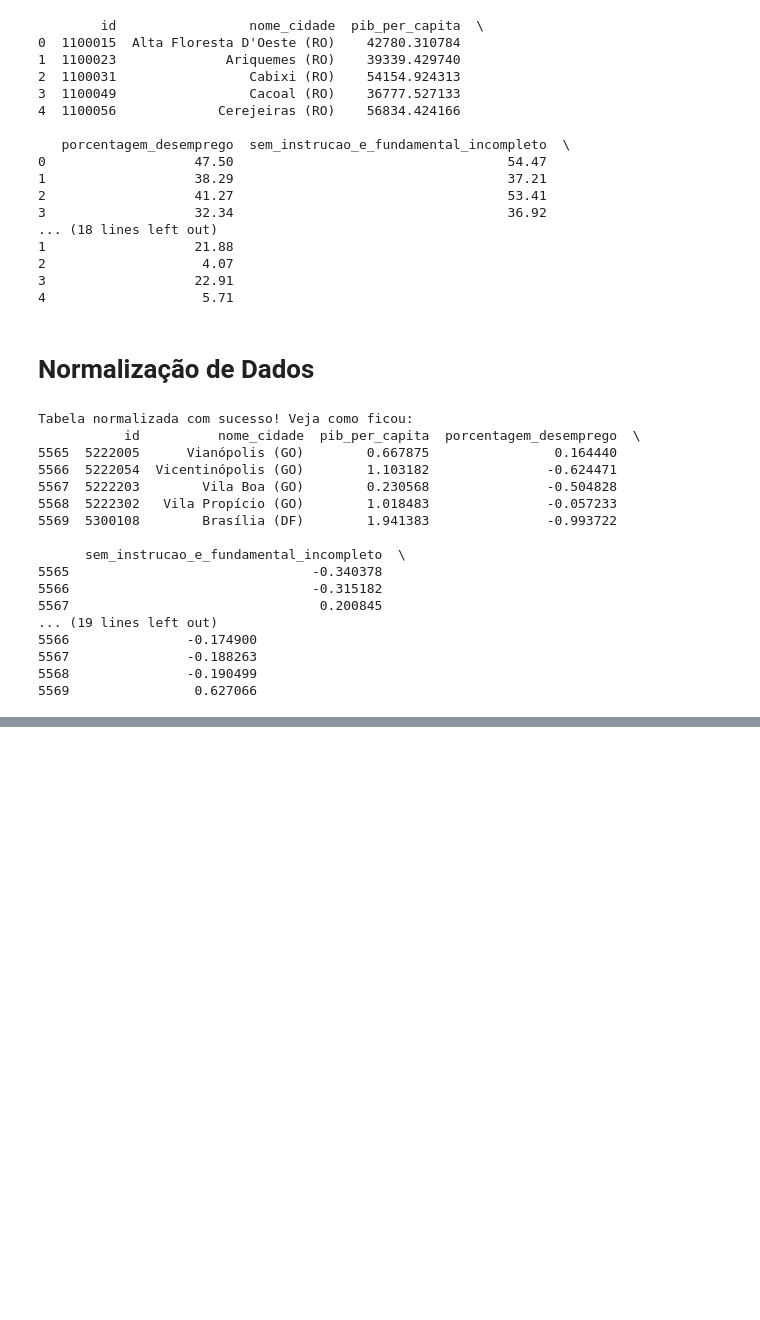
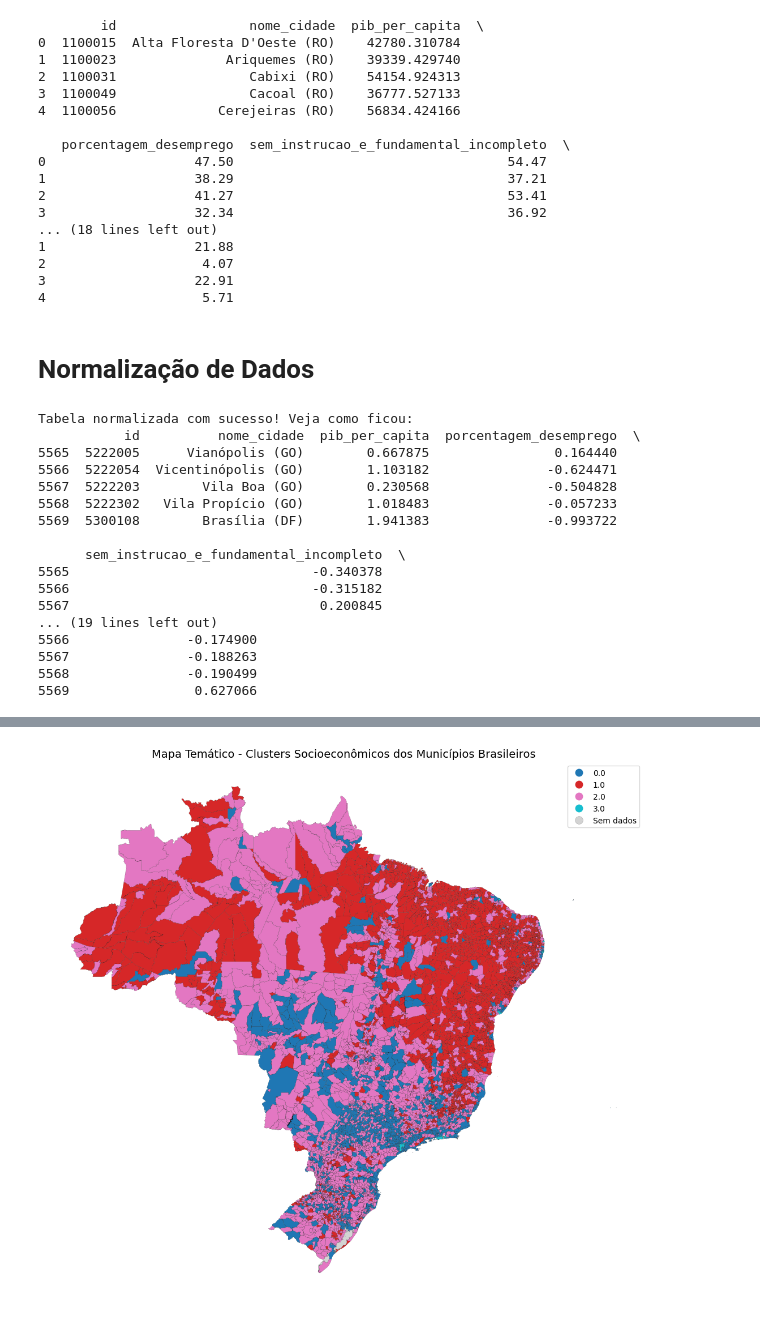
Before and after one commit to Gabr1elFraga/Agrupamento-de-Cidades-por-Indicadores-Socioeconomicos, a Jupyter notebook: agrupamentos_de_cidades_por_indicadores_socieconomicos.ipynb, the cells around one changed output, grey strips where cells are left out. Cells and saved outputs as stored; diff of their text form; code cells hidden in the pictures; blank space fills up the shorter version.

```diff
--- a/agrupamentos_de_cidades_por_indicadores_socieconomicos.ipynb
+++ b/agrupamentos_de_cidades_por_indicadores_socieconomicos.ipynb
@@ -148,0 +426,67 @@ Tabela normalizada com sucesso! Veja como ficou:
+# %%
+# @title Gerando o Mapa Temático
+
+# Carregar o mapa
+try:
+    # Tentar ler shapefile
+    shp_file = None
+    for root, dirs, files in os.walk('mapa_br'):
+        for file in files:
+            if file.endswith('.shp'):
+                shp_file = os.path.join(root, file)
+                break
+    if shp_file:
+        gdf = gpd.read_file(shp_file)
+    else:
+        # Se não achar shapefile, tentar GeoJSON
+        gdf = gpd.read_file('mapa_br.geojson')
+except:
+    # Se tudo falhar, criar um mapa simplificado
+    print("Não foi possível carregar o mapa completo. Gerando mapa simplificado...")
+    # Criar um GeoDataFrame com coordenadas aproximadas das capitais
+    capitais = {
+        'nome': ['São Paulo', 'Rio de Janeiro', 'Brasília', 'Salvador', 'Fortaleza'],
+        'cluster': [0, 1, 3, 2, 2],
+        'latitude': [-23.55, -22.90, -15.78, -12.97, -3.71],
+        'longitude': [-46.63, -43.17, -47.93, -38.51, -38.54]
+    }
+    import geopandas as gpd
+    from shapely.geometry import Point
+    gdf = gpd.GeoDataFrame(capitais, geometry=gpd.points_from_xy(capitais['longitude'], capitais['latitude']))
+    gdf.crs = "EPSG:4326"
+
+# Preparar junção dos dados
+if 'CD_MUN' in gdf.columns:
+    # Se for shapefile do IBGE
+    gdf['CD_MUN'] = gdf['CD_MUN'].astype(str).str[:7]
+    gdf_final = gdf.merge(df_total[['id', 'cluster', 'nome_cidade']],
+                          left_on='CD_MUN', right_on='id', how='left')
+else:
+    # Se for mapa alternativo, mostrar pontos
+    gdf_final = gdf.copy()
+
+# Plotar mapa
+fig, ax = plt.subplots(1, 1, figsize=(15, 10))
+
+if 'geometry' in gdf_final.columns and gdf_final.geometry.geom_type.iloc[0] in ['Polygon', 'MultiPolygon']:
+    # Se for mapa de polígonos
+    gdf_final.plot(column='cluster', cmap='tab10', linewidth=0.1, ax=ax,
+                   edgecolor='black', legend=True, categorical=True,
+                   missing_kwds={'color': 'lightgrey', 'label': 'Sem dados'})
+    ax.set_title('Mapa Temático - Clusters Socioeconômicos dos Municípios Brasileiros', fontsize=14)
+else:
+    # Se for mapa de pontos (fallback)
+    cores = ['red', 'blue', 'green', 'purple', 'orange', 'brown']
+    for cluster in range(NUM_CLUSTERS):
+        pontos = gdf_final[gdf_final['cluster'] == cluster]
+        if not pontos.empty:
+            pontos.plot(ax=ax, color=cores[cluster % len(cores)],
+                       markersize=50, label=f'Cluster {cluster}')
+    ax.set_title('Distribuição dos Clusters (Pontos representam cidades)', fontsize=14)
+    ax.legend()
+
+ax.set_axis_off()
+plt.tight_layout()
+plt.show()
+# %% [output]
+[figure, added]
```
Also changed, not shown: parts of 15 cells of this notebook.
